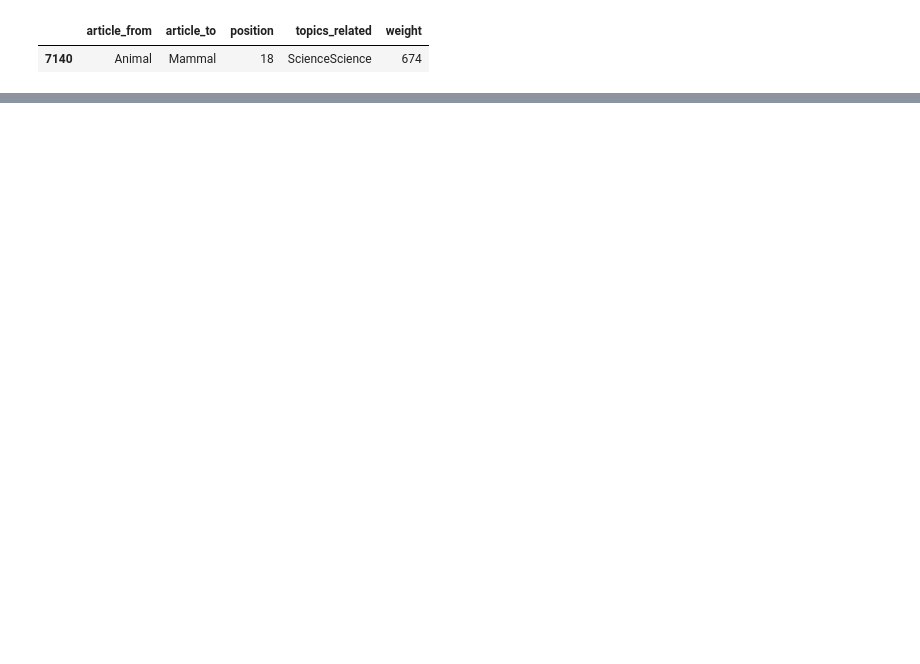
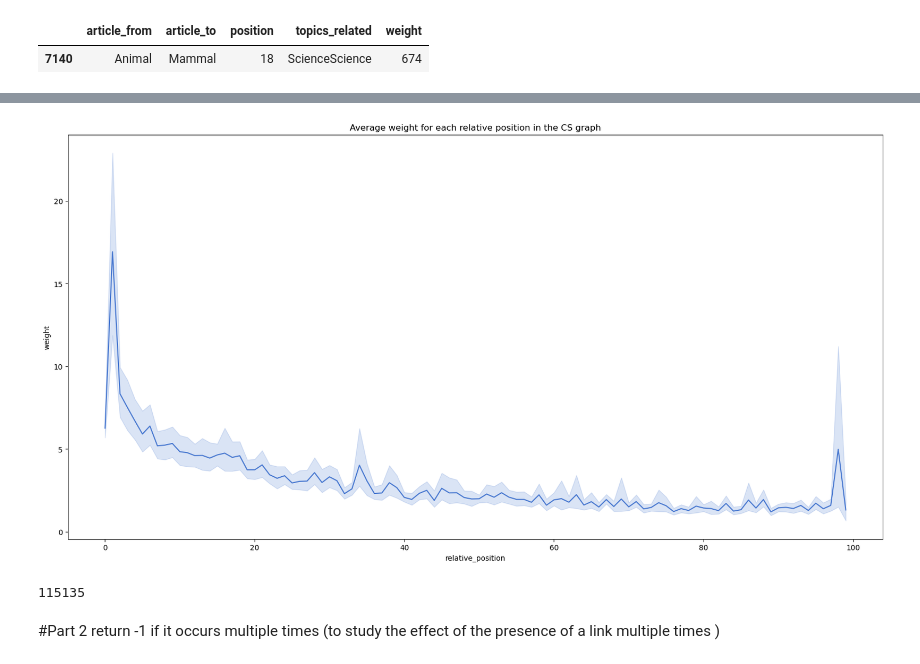
Before and after one commit to epfl-ada/ada-2022-project-groupe53, a Jupyter notebook: run.ipynb, the cells around one changed output, grey strips where cells are left out. Saved outputs shown, nothing was run; the diff lists cells and outputs as text; code cells hidden in the pictures; blank space fills up the shorter version.

```diff
--- a/run.ipynb
+++ b/run.ipynb
@@ -488,0 +594,12 @@ links_df.sample(10)
+# %%
+#plot average weight for each relative_position
+plt.figure(figsize=(20,10))
+sns.lineplot(x=links_df.relative_position, y=links_df.weight, data=links_df, hue=None, palette="muted")
+plt.title("Average weight for each relative position in the CS graph")
+plt.show()
+# %% [output]
+[figure, added]
+# %%
+len(links_df)
+# %% [output]
+115135
@@ -488,0 +608,3 @@ links_df.sample(10)
+# %% [markdown]
+#Part 2
+return -1 if it occurs multiple times (to study the effect of the presence of a link multiple times )
```
Also changed, not shown: parts of 37 cells of this notebook, 2 other files.
